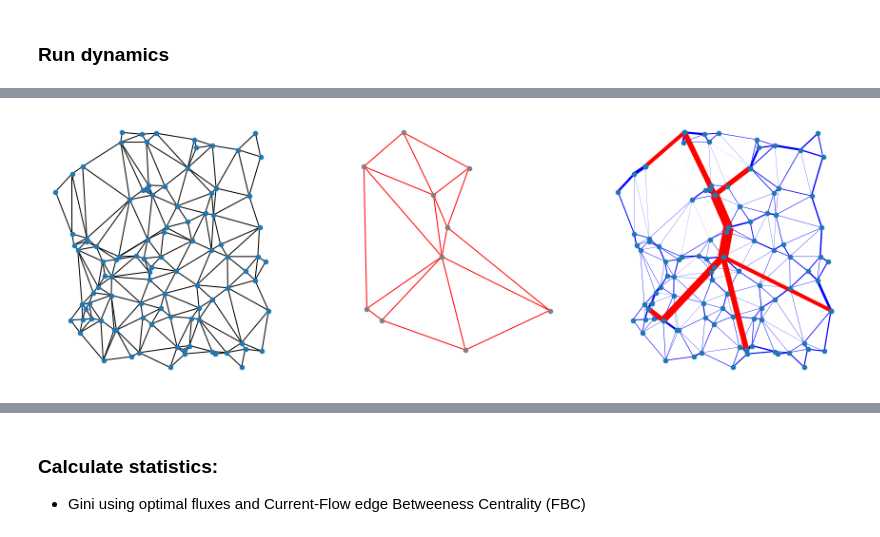
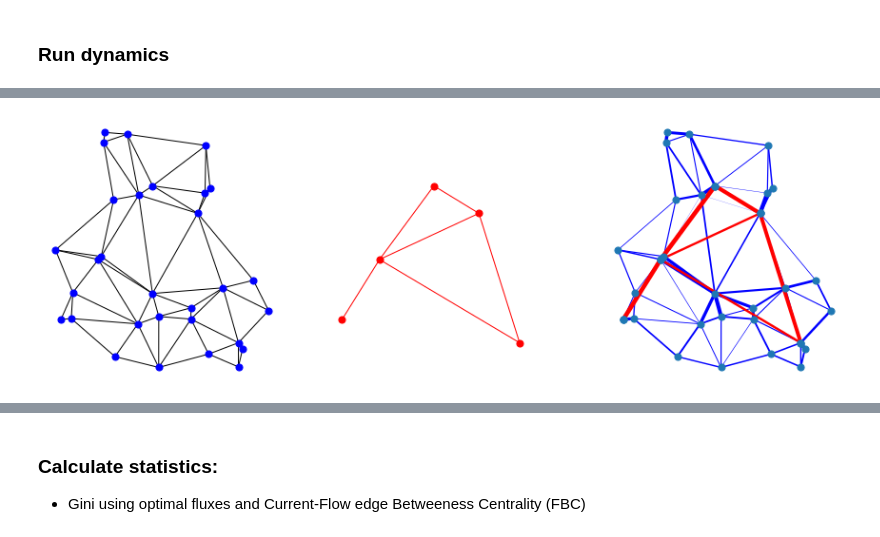
Before and after one commit to cdebacco/MultiOT, a Jupyter notebook: src/usage_example_synthetic_network.ipynb, the cells around one changed output, grey strips where cells are left out. Cells and saved outputs as stored; diff of their text form; code cells hidden in the pictures.

```diff
--- a/src/usage_example_synthetic_network.ipynb
+++ b/src/usage_example_synthetic_network.ipynb
@@ -27,8 +27,8 @@ prng = np.random.RandomState(10)
 # %%
 p = 0.2 # determines the source matrix
 alpha = 0.2 # determines the weigths on layer 2
-beta0 = 0.5 # beta on layer 1
-beta1 = 1.5 # beta on layer 2
+beta0 = 0.1 # beta on layer 1
+beta1 = 0.5 # beta on layer 2
 
 seedG = 14 # random seed to generate the network
 seedF =  39 # random seed to generate the sources (origin-destination matrix)
@@ -41,8 +41,8 @@ tol_var_tdens = 10e-3
 
 prng = np.random.RandomState(seed=seedG)  # set seed random number generator
 
-N1 = 100  # number of nodes in layer 1
-N2 = 10   # number of nodes in layer 2
+N1 = 30  # number of nodes in layer 1
+N2 = 5   # number of nodes in layer 2
 
 weigth = 10  # how many passengers enter each node
 
@@ -170,11 +170,11 @@ importlib.reload(tl)
 # %%
 outfigure = '../images/example1'
-G_plot = tl.plot_results(G,H,graph,opttdens, optpot,optflux, length, flag_trim = False,  ns = 20,
-                 wl = False ,w0 = .2, edge_width = 'linear',figsize = (15, 5),tau = None,
+G_plot = tl.plot_results(G,H,graph,opttdens, optpot,optflux, length, flag_trim = False,  ns = 50,
+                 wl = False ,w0 = .4, edge_width = 'linear',figsize = (15, 5),tau = None,
                          outfigure=outfigure,
                  colors_map = {0:'b',1:'r',2:'g',3:'magenta','inter':'black','inter-super':'black'})
 # %% [output]
-[figure, old version]
+[figure, new version]
 # %%
 importlib.reload(tl)
 # %% [output]
```
Also changed, not shown: parts of 10 cells of this notebook, 4 other files.
